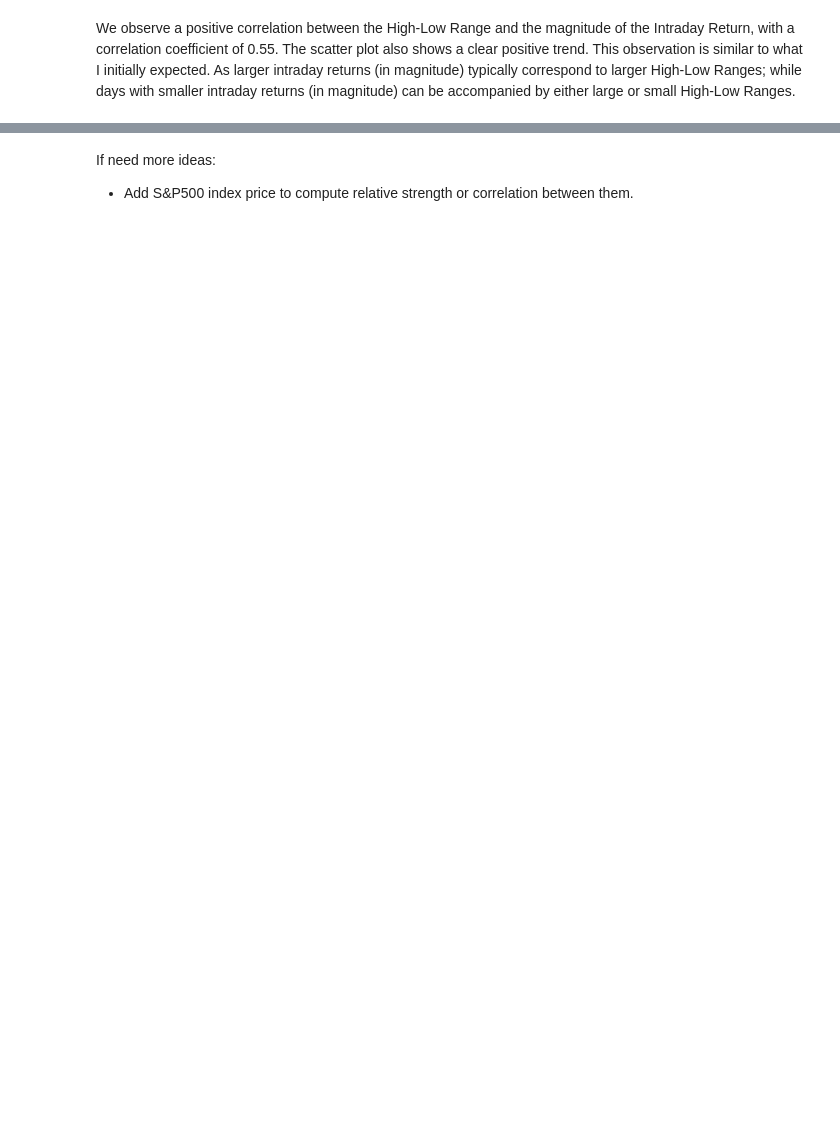
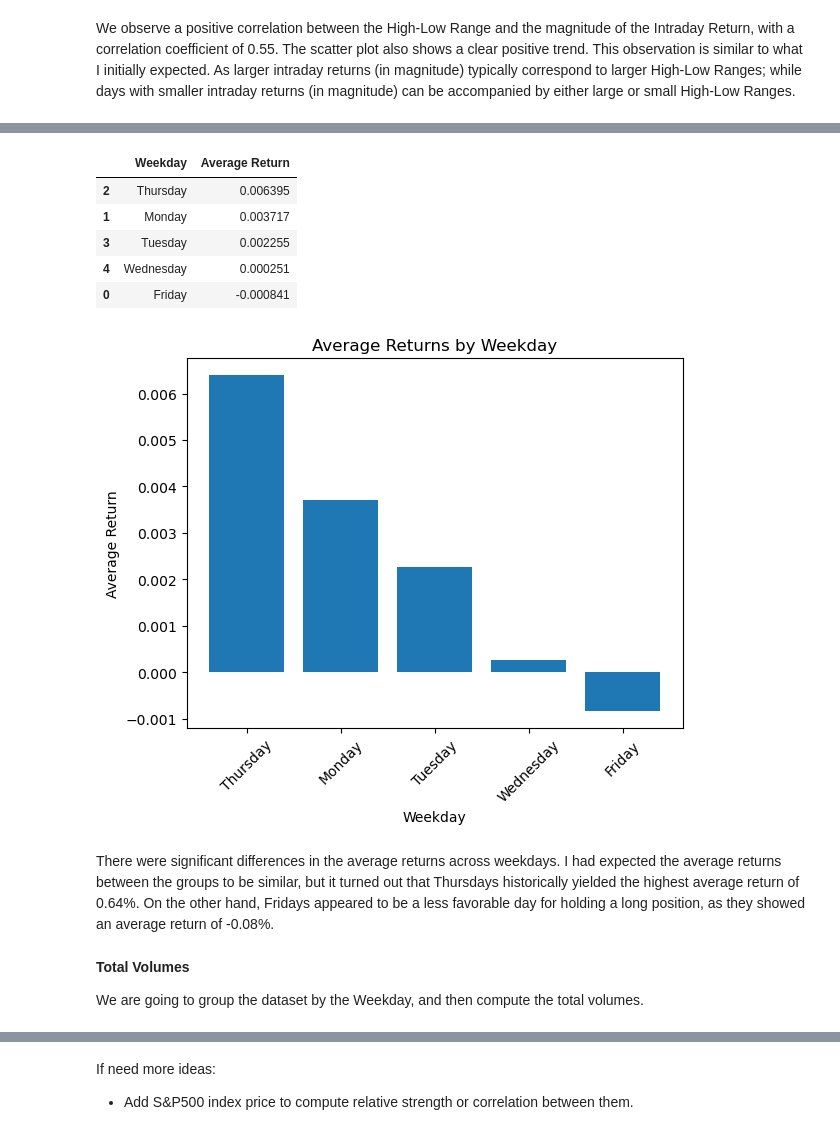
Before and after one commit to GeorgiusBE/Mining_Game, a Jupyter notebook: Part_2_Data_Analytics.ipynb, the cells around one changed output, grey strips where cells are left out. Cells and saved outputs as stored; diff of their text form; code cells hidden in the pictures; blank space fills up the shorter version.

```diff
--- a/Part_2_Data_Analytics.ipynb
+++ b/Part_2_Data_Analytics.ipynb
@@ -572,0 +535,10 @@ plot_top_returns(top_10_largest, 'Top 10 Largest Daily Returns')
+# %%
+# plot bar chart
+def plot_bar(x, y, title, xlabel, ylabel, x_rotation):
+    # create bar chart
+    plt.bar(x, y)
+    plt.title(title)
+    plt.xlabel(xlabel)
+    plt.ylabel(ylabel)
+    plt.xticks(rotation=x_rotation) # rotate the x axis label
+    plt.show()
@@ -727,0 +684,33 @@ df.groupby('Weekday')['Daily Return'].mean().plot(kind='bar')
+# %%
+# compute the average return grouped by the specified column
+def compute_average_return_by_group(df, group_by_column):
+    # group by the 'group_by_column' and compute the avg of 'Daily Return'
+    avg_returns = df.groupby(group_by_column)['Daily Return'].mean().reset_index()
+    # rename the column
+    avg_returns.rename(columns={'Daily Return': 'Average Return'}, inplace=True)
+    # sort by average return
+    avg_returns.sort_values(by='Average Return', ascending=False, inplace=True)
+    return avg_returns
+# %%
+# compute average returns grouped by weekdays
+average_returns_by_weekday = compute_average_return_by_group(df, 'Weekday')
+display(average_returns_by_weekday)
+
+# plot bar chart
+plot_bar(average_returns_by_weekday['Weekday'],
+         average_returns_by_weekday['Average Return'],
+         'Average Returns by Weekday', 'Weekday', 'Average Return', 45)
+# %% [output]
+|  | Weekday | Average Return |
+| 2 | Thursday | 0.006395 |
+| 1 | Monday | 0.003717 |
+| 3 | Tuesday | 0.002255 |
+| 4 | Wednesday | 0.000251 |
+| 0 | Friday | -0.000841 |
+[figure, added]
+# %% [markdown]
+There were significant differences in the average returns across weekdays. I had expected the average returns between the groups to be similar, but it turned out that Thursdays historically yielded the highest average return of 0.64%. On the other hand, Fridays appeared to be a less favorable day for holding a long position, as they showed an average return of -0.08%.
+# %% [markdown]
+**Total Volumes**
+
+We are going to group the dataset by the Weekday, and then compute the total volumes.
```
Also changed, not shown: parts of 53 cells of this notebook.
